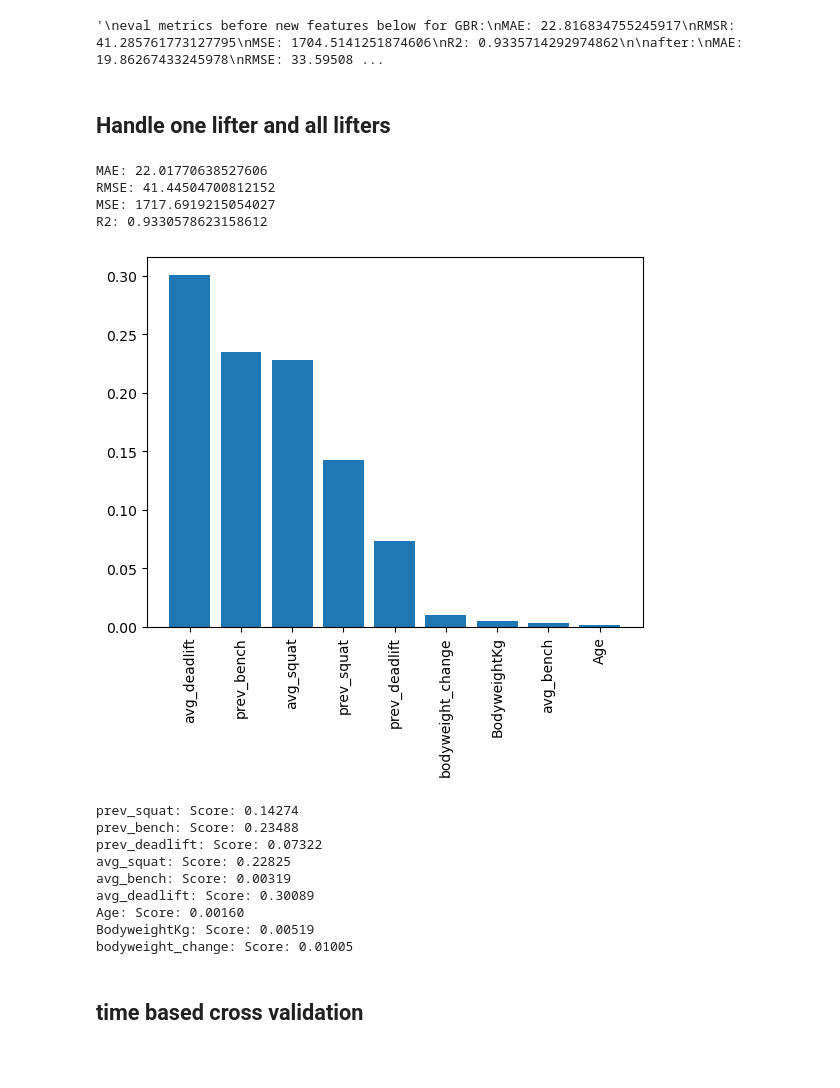
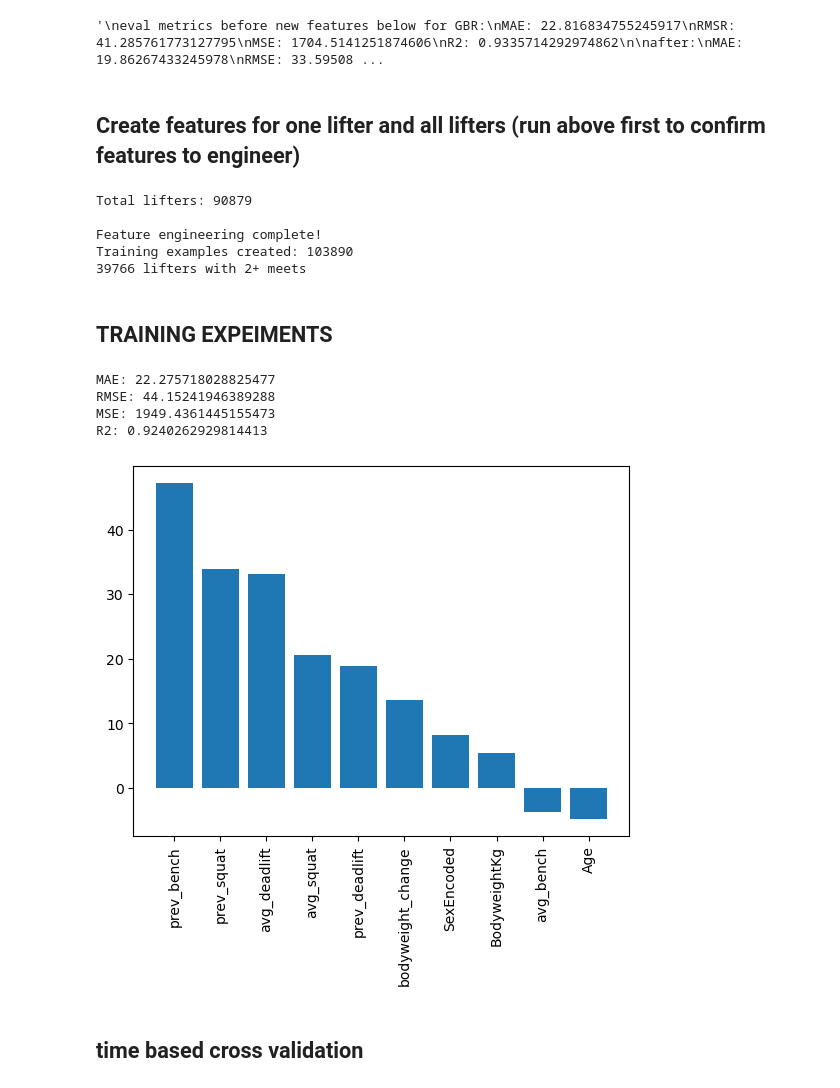
Before and after one commit to philipogn/powerlifting_statistics, a Jupyter notebook: notebooks/feat_eng_experiment.ipynb, the cells around one changed output. Cells and saved outputs as stored; diff of their text form; code cells hidden in the pictures; blank space fills up the shorter version.

```diff
--- a/notebooks/feat_eng_experiment.ipynb
+++ b/notebooks/feat_eng_experiment.ipynb
@@ -75,7 +68,7 @@ R2: 0.9562332260789534
 # %% [output]
 '\neval metrics before new features below for GBR:\nMAE: 22.816834755245917\nRMSR: 41.285761773127795\nMSE: 1704.5141251874606\nR2: 0.9335714292974862\n\nafter:\nMAE: 19.86267433245978\nRMSE: 33.59508 ...
 # %% [markdown]
-## Handle one lifter and all lifters
+## Create features for one lifter and all lifters (run above first to confirm features to engineer)
 # %%
 def process_single_lifter(lifter_data):
     lifting_data = []
@@ -90,7 +83,7 @@ def process_single_lifter(lifter_data):
 def engineer_features(df, meets=2):
     print(f'Total lifters: {df["Name"].nunique()}')
 
-    # df['Date'] = pd.to_datetime(df_with_features['Date'])
+    df['Date'] = pd.to_datetime(df['Date'])
     df = df.sort_values(['Name', 'Date']).reset_index(drop=True) # sort by name, date
     all_lifting_data = []
 
@@ -107,11 +100,24 @@ def engineer_features(df, meets=2):
     print(f"{result['Name'].nunique()} lifters with 2+ meets")
     return result
 
+df = pd.read_csv('../data/2-preprocessed/cleanIPF.csv')
+
 df_with_features = engineer_features(df)
-df_with_features.to_csv('../data/3-features/NotIPF_features_test.csv', index=False)
+df_with_features.to_csv('../data/3-features/IPF_features_train.csv', index=False)
+# %% [output]
+Total lifters: 90879
+
+Feature engineering complete!
+Training examples created: 103890
+39766 lifters with 2+ meets
+# %% [markdown]
+## TRAINING EXPEIMENTS
 # %%
 from sklearn.metrics import mean_absolute_error, mean_squared_error, r2_score
+from sklearn.linear_model import LinearRegression, Ridge, Lasso
 from sklearn.ensemble import GradientBoostingRegressor, RandomForestRegressor
+from sklearn.preprocessing import StandardScaler
+import matplotlib.pyplot as plt
 import pandas as pd
 import numpy as np
 
@@ -123,81 +129,66 @@ feature_columns = [
     # average/historical performance
     'avg_squat', 'avg_bench', 'avg_deadlift',
     # demographics
-    'Age', 'BodyweightKg', 'bodyweight_change',
+    'Age','bodyweight_change', 'BodyweightKg',#'avg_bodyweight'
 
     # redundant features due to multicollinearity
     # 'prev_total', 'avg_total',
     # redundant due to low importance
     # 'squat_gain_per_meet', 'bench_gain_per_meet', 'deadlift_gain_per_meet', 'total_gain_per_meet',
     # 'meet_count', 'career_length_days', 'days_since_last_meet',
-    # 'avg_bodyweight', 'squat_ratio', 'bench_ratio', 'deadlift_ratio'
+    # 'squat_ratio', 'bench_ratio', 'deadlift_ratio'
 ]
+
+df_with_features['SexEncoded'] = df_with_features['Sex'].map({'M': 1, 'F': 0})
+feature_columns.append('SexEncoded')
 
 df_with_features['Date'] = pd.to_datetime(df_with_features['Date'])
 df_with_features = df_with_features.sort_values('Date').reset_index(drop=True)
 df_with_features[feature_columns] = df_with_features[feature_columns].fillna(0)
 # %%
-from sklearn.preprocessing import StandardScaler
-from sklearn.linear_model import LinearRegression
-from sklearn.ensemble import RandomForestRegressor
-import matplotlib.pyplot as plt
-
 split_date = df_with_features['Date'].quantile(0.8)
 train_df = df_with_features[df_with_features['Date'] < split_date]
 test_df = df_with_features[df_with_features['Date'] >= split_date]
 
 X_train = train_df[feature_columns]
 X_test = test_df[feature_columns]
 y_train = train_df['TotalKg']
 y_test = test_df['TotalKg']
 
 # Scaled
-# scaler = StandardScaler()
-# X_train_scaled = scaler.fit_transform(X_train)  # Fit on training data only
-# X_test_scaled = scaler.transform(X_test)
-# model = LinearRegression()
+scaler = StandardScaler()
+X_train_scaled = scaler.fit_transform(X_train)  # Fit on training data only
+X_test_scaled = scaler.transform(X_test)
+model = LinearRegression()
+model.fit(X_train_scaled, y_train)
+y_pred = model.predict(X_test_scaled)
+importance = model.coef_
+
+# model = GradientBoostingRegressor()
 # model.fit(X_train, y_train)
 # y_pred = model.predict(X_test)
-# importance = model.coef_
-
-model = GradientBoostingRegressor()
-model.fit(X_train, y_train)
-y_pred = model.predict(X_test)
-importance = model.feature_importances_
+# importance = model.feature_importances_
 
 print(f'MAE: {mean_absolute_error(y_test, y_pred)}')
 print(f'RMSE: {np.sqrt(mean_squared_error(y_test, y_pred))}')
 print(f'MSE: {mean_squared_error(y_test, y_pred)}')
 print(f'R2: {r2_score(y_test, y_pred)}\n')
 
 sorted_importance = np.argsort(importance)[::-1]
 x = range(len(importance))
 labels = np.array(feature_columns)[sorted_importance]
 plt.bar(x, importance[sorted_importance], tick_label=labels)
 plt.xticks(rotation=90)
 plt.show()
 
-
-for i, v in zip(feature_columns ,importance):
-    print(f"{i}: Score: {v:.5f}")
-
-# plt.bar([x for x in range(len(importance))], importance)
-# plt.show()
+# for i, v in zip(feature_columns ,importance):
+#     print(f"{i}: Score: {v:.5f}")
 # %% [output]
-MAE: 22.01770638527606
-RMSE: 41.44504700812152
-MSE: 1717.6919215054027
-R2: 0.9330578623158612
+MAE: 22.275718028825477
+RMSE: 44.15241946389288
+MSE: 1949.4361445155473
+R2: 0.9240262929814413
-[figure, old version]
+[figure, new version]
-prev_squat: Score: 0.14274
-prev_bench: Score: 0.23488
-prev_deadlift: Score: 0.07322
-avg_squat: Score: 0.22825
-avg_bench: Score: 0.00319
-avg_deadlift: Score: 0.30089
-Age: Score: 0.00160
-BodyweightKg: Score: 0.00519
-bodyweight_change: Score: 0.01005
 # %% [markdown]
 ## time based cross validation
 # %%
```
Also changed, not shown: parts of 3 cells of this notebook, 2 other files.
